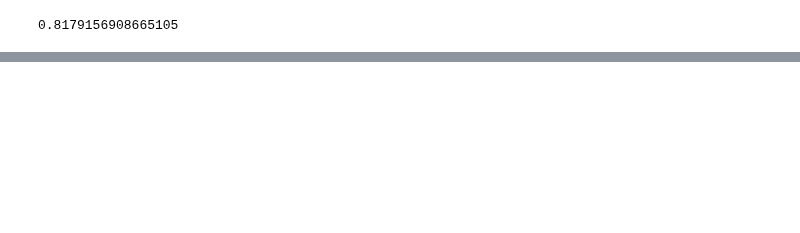
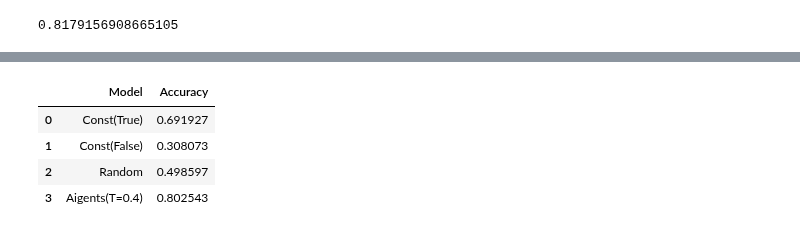
Before and after one commit to aigents/pygents, a Jupyter notebook: notebooks/nlp/distortions/distortions_joint_binary.ipynb, the cells around one changed output, grey strips where cells are left out. Saved outputs shown, nothing was run; the diff lists cells and outputs as text; code cells hidden in the pictures; blank space fills up the shorter version.

```diff
--- a/notebooks/nlp/distortions/distortions_joint_binary.ipynb
+++ b/notebooks/nlp/distortions/distortions_joint_binary.ipynb
@@ -481,0 +511,19 @@ for p in ax.patches:
+# %%
+algs = ['Const(True)','Const(False)','Random','Aigents(T=0.4)']
+avg = []
+error = {}
+for i in range(len(algs)):
+    average = sum(res_list[i])/3
+    a_min = min(res_list[i])
+    a_max = max(res_list[i])
+    avg.append(average)
+    error[average] = {'max':a_max,'min':a_min}
+
+df = pd.DataFrame({'Model':algs,'Accuracy':avg})
+df
+# %% [output]
+|  | Model | Accuracy |
+| 0 | Const(True) | 0.691927 |
+| 1 | Const(False) | 0.308073 |
+| 2 | Random | 0.498597 |
+| 3 | Aigents(T=0.4) | 0.802543 |
```
Also changed, not shown: parts of 7 cells of this notebook.
